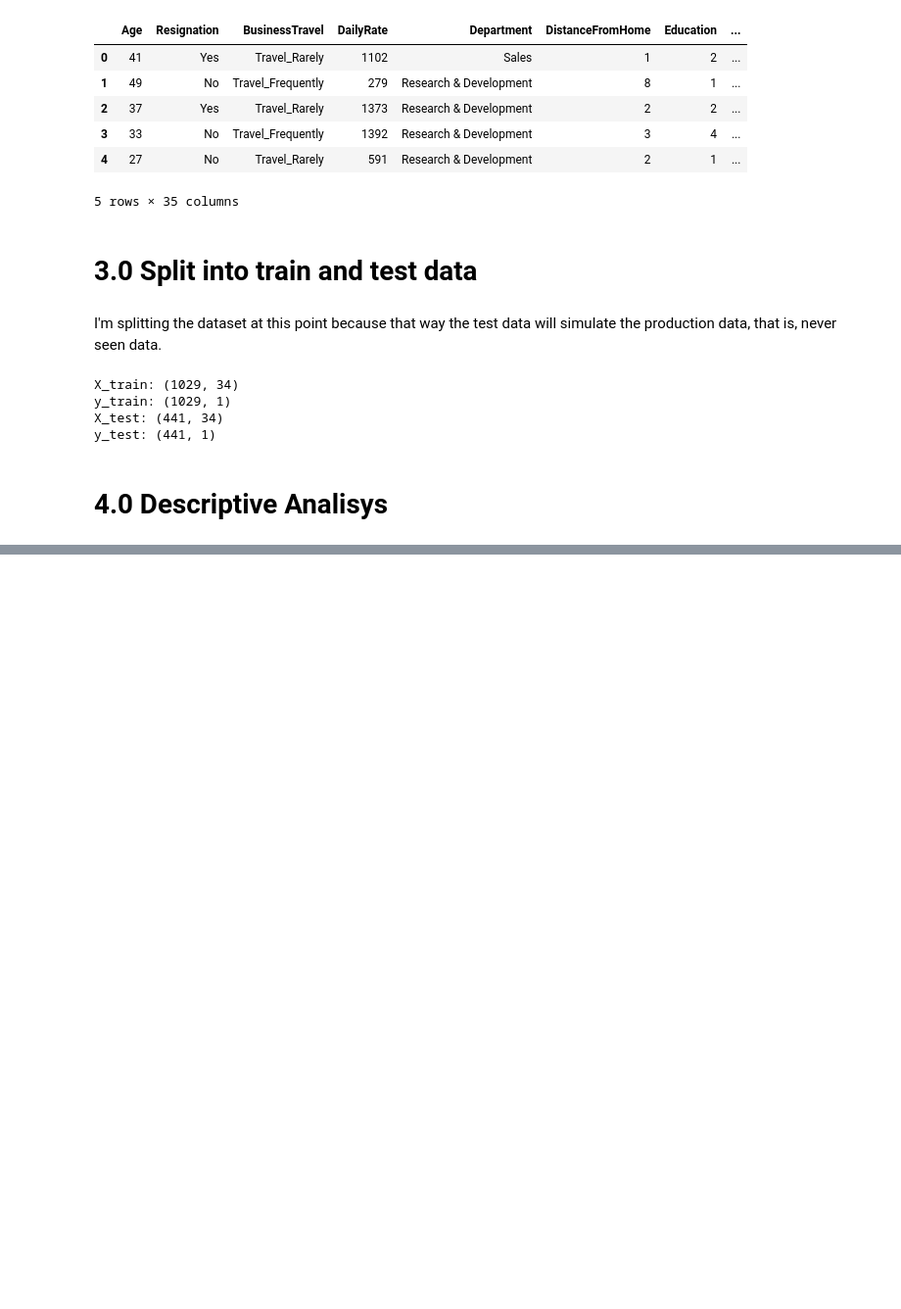
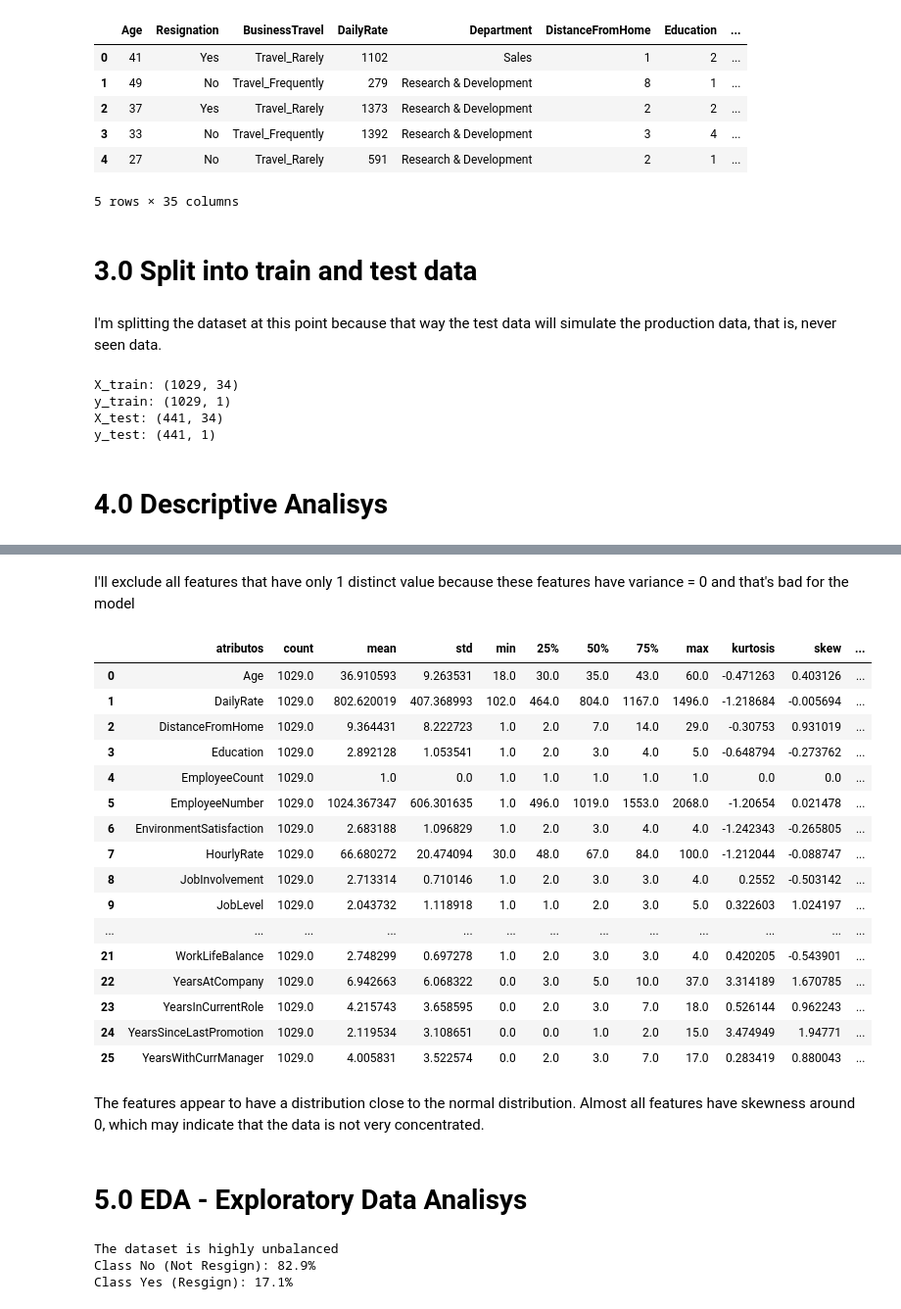
Before and after one commit to YuriCatramby/ds-clf-hr-resignation, a Jupyter notebook: ds-clf-hr-resignation.ipynb, the cells around one changed output, grey strips where cells are left out. Shown at 98% size. Saved outputs shown, nothing was run; the diff lists cells and outputs as text; code cells hidden in the pictures; blank space fills up the shorter version.

Commit message:
descriptive analisys and EDA

```diff
--- a/ds-clf-hr-resignation.ipynb
+++ b/ds-clf-hr-resignation.ipynb
@@ -110,0 +143,35 @@ df_raw
+# %% [markdown]
+I'll exclude all features that have only 1 distinct value because these features have variance = 0 and that's bad for the model
+# %%
+df_raw_numeric = df_raw.select_dtypes('int64')
+
+kurt = pd.DataFrame(df_raw_numeric.apply(lambda x: x.kurtosis())).T
+skew = pd.DataFrame(df_raw_numeric.apply(lambda x: x.skew())).T
+variance = pd.DataFrame(df_raw_numeric.var().round(2)).applymap(lambda x: "{:.{}f}".format(x, 2) if isinstance(x, (float)) else x).T
+desc = pd.DataFrame(df_raw_numeric.describe())
+
+df_stats = pd.concat([desc,  kurt, skew, variance]).T.reset_index()
+df_stats.columns = ['atributos','count', 'mean', 'std','min', '25%', '50%', '75%', 'max', 'kurtosis', 'skew', 'variance']
+df_stats
+# %% [output]
+|  | atributos | count | mean | std | min | 25% | 50% | 75% | max | kurtosis | skew | ... |
+| 0 | Age | 1029.0 | 36.910593 | 9.263531 | 18.0 | 30.0 | 35.0 | 43.0 | 60.0 | -0.471263 | 0.403126 | ... |
+| 1 | DailyRate | 1029.0 | 802.620019 | 407.368993 | 102.0 | 464.0 | 804.0 | 1167.0 | 1496.0 | -1.218684 | -0.005694 | ... |
+| 2 | DistanceFromHome | 1029.0 | 9.364431 | 8.222723 | 1.0 | 2.0 | 7.0 | 14.0 | 29.0 | -0.30753 | 0.931019 | ... |
+| 3 | Education | 1029.0 | 2.892128 | 1.053541 | 1.0 | 2.0 | 3.0 | 4.0 | 5.0 | -0.648794 | -0.273762 | ... |
+| 4 | EmployeeCount | 1029.0 | 1.0 | 0.0 | 1.0 | 1.0 | 1.0 | 1.0 | 1.0 | 0.0 | 0.0 | ... |
+| 5 | EmployeeNumber | 1029.0 | 1024.367347 | 606.301635 | 1.0 | 496.0 | 1019.0 | 1553.0 | 2068.0 | -1.20654 | 0.021478 | ... |
+| 6 | EnvironmentSatisfaction | 1029.0 | 2.683188 | 1.096829 | 1.0 | 2.0 | 3.0 | 4.0 | 4.0 | -1.242343 | -0.265805 | ... |
+| 7 | HourlyRate | 1029.0 | 66.680272 | 20.474094 | 30.0 | 48.0 | 67.0 | 84.0 | 100.0 | -1.212044 | -0.088747 | ... |
+| 8 | JobInvolvement | 1029.0 | 2.713314 | 0.710146 | 1.0 | 2.0 | 3.0 | 3.0 | 4.0 | 0.2552 | -0.503142 | ... |
+| 9 | JobLevel | 1029.0 | 2.043732 | 1.118918 | 1.0 | 1.0 | 2.0 | 3.0 | 5.0 | 0.322603 | 1.024197 | ... |
+| ... | ... | ... | ... | ... | ... | ... | ... | ... | ... | ... | ... | ... |
+| 21 | WorkLifeBalance | 1029.0 | 2.748299 | 0.697278 | 1.0 | 2.0 | 3.0 | 3.0 | 4.0 | 0.420205 | -0.543901 | ... |
+| 22 | YearsAtCompany | 1029.0 | 6.942663 | 6.068322 | 0.0 | 3.0 | 5.0 | 10.0 | 37.0 | 3.314189 | 1.670785 | ... |
+| 23 | YearsInCurrentRole | 1029.0 | 4.215743 | 3.658595 | 0.0 | 2.0 | 3.0 | 7.0 | 18.0 | 0.526144 | 0.962243 | ... |
+| 24 | YearsSinceLastPromotion | 1029.0 | 2.119534 | 3.108651 | 0.0 | 0.0 | 1.0 | 2.0 | 15.0 | 3.474949 | 1.94771 | ... |
+| 25 | YearsWithCurrManager | 1029.0 | 4.005831 | 3.522574 | 0.0 | 2.0 | 3.0 | 7.0 | 17.0 | 0.283419 | 0.880043 | ... |
+# %% [markdown]
+The features appear to have a distribution close to the normal distribution. Almost all features have skewness around 0, which may indicate that the data is not very concentrated.
+# %% [markdown]
+# 5.0 EDA - Exploratory Data Analisys
@@ -110,0 +180,8 @@ df_raw
+# %%
+print(f"The dataset is highly unbalanced")
+print(f"Class No (Not Resgign): {round(df_eda.groupby('Resignation').size()[0] / df_eda.shape[0] * 100, 2)}%")
+print(f"Class Yes (Resgign): {round(df_eda.groupby('Resignation').size()[1] / df_eda.shape[0] * 100, 2)}%")
+# %% [output]
+The dataset is highly unbalanced
+Class No (Not Resgign): 82.9%
+Class Yes (Resgign): 17.1%
```
Also changed, not shown: parts of 11 cells of this notebook.
